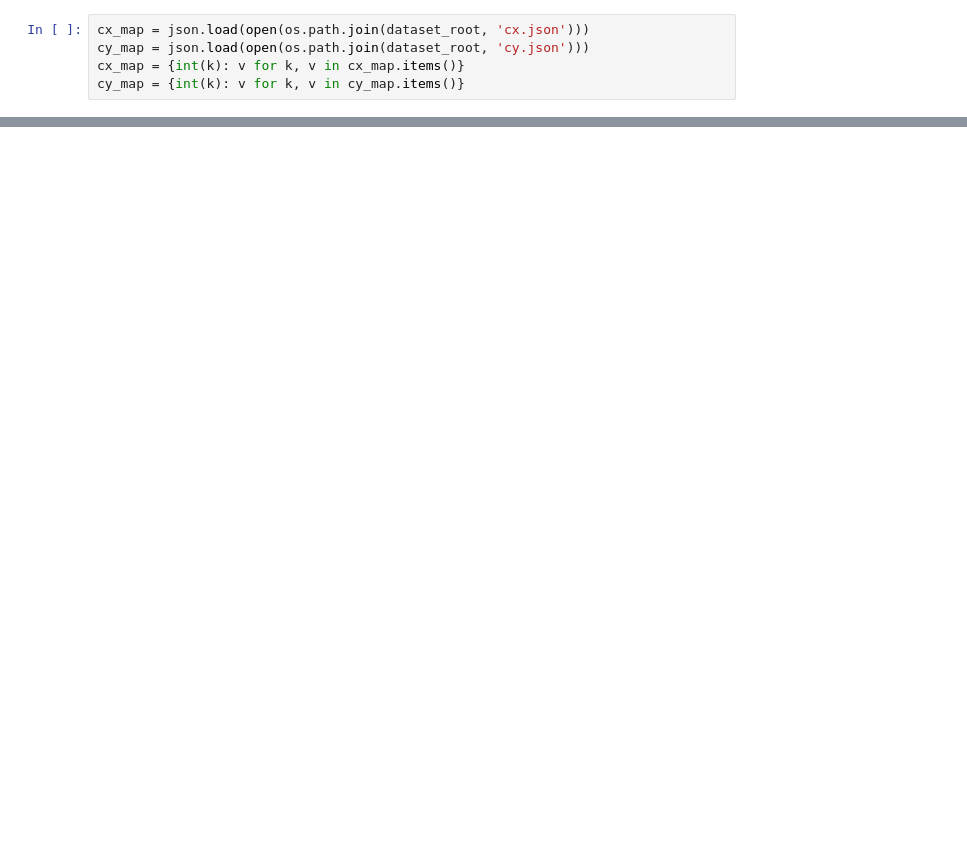
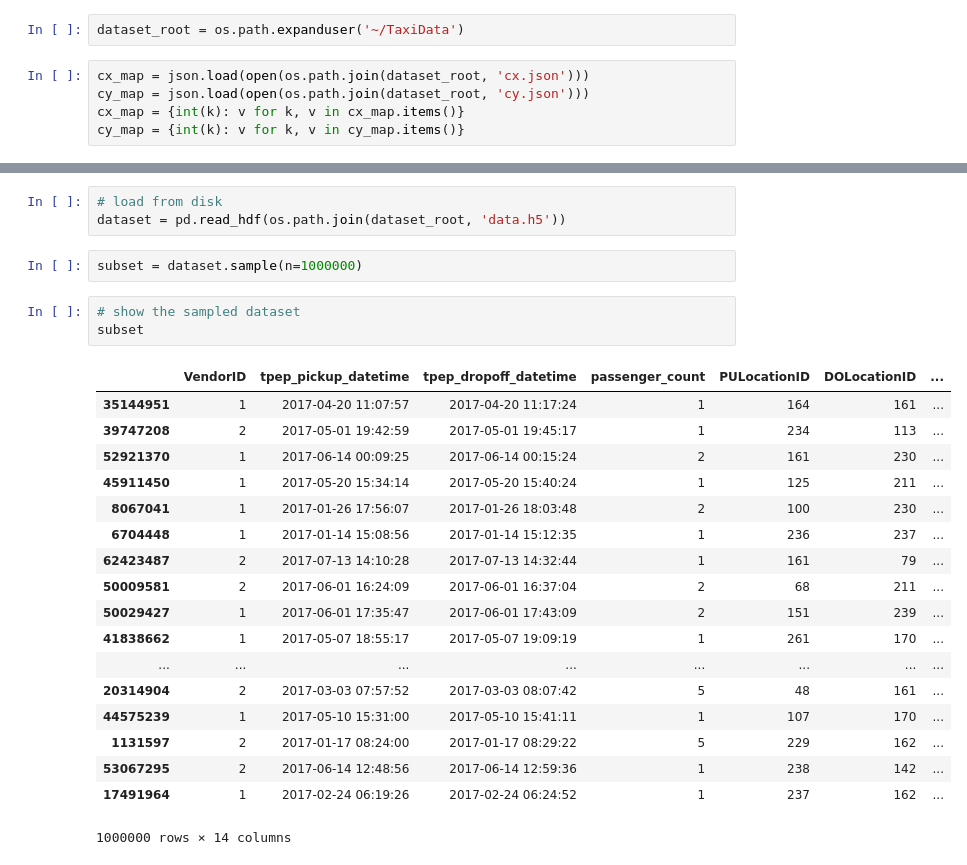
Before and after one commit to ceruleangu/NYC-Taxi-Trip-Duration-Prediction, a Jupyter notebook: Dataset.ipynb, the cells around one changed output, grey strips where cells are left out. Cells and saved outputs as stored; diff of their text form; blank space fills up the shorter version.

```diff
--- a/Dataset.ipynb
+++ b/Dataset.ipynb
@@ -14,3 +24,5 @@ dataset_root = '/content/gdrive/My Drive/TaxiData'
+# %%
+dataset_root = os.path.expanduser('~/TaxiData')
 # %%
 cx_map = json.load(open(os.path.join(dataset_root, 'cx.json')))
 cy_map = json.load(open(os.path.join(dataset_root, 'cy.json')))
@@ -34,0 +166,27 @@ dataset.to_hdf(os.path.join(dataset_root, 'data.h5'),'df')
+# %%
+# load from disk
+dataset = pd.read_hdf(os.path.join(dataset_root, 'data.h5'))
+# %%
+subset = dataset.sample(n=1000000)
+# %%
+# show the sampled dataset
+subset
+# %% [output]
+|  | VendorID | tpep_pickup_datetime | tpep_dropoff_datetime | passenger_count | PULocationID | DOLocationID | ... |
+| 35144951 | 1 | 2017-04-20 11:07:57 | 2017-04-20 11:17:24 | 1 | 164 | 161 | ... |
+| 39747208 | 2 | 2017-05-01 19:42:59 | 2017-05-01 19:45:17 | 1 | 234 | 113 | ... |
+| 52921370 | 1 | 2017-06-14 00:09:25 | 2017-06-14 00:15:24 | 2 | 161 | 230 | ... |
+| 45911450 | 1 | 2017-05-20 15:34:14 | 2017-05-20 15:40:24 | 1 | 125 | 211 | ... |
+| 8067041 | 1 | 2017-01-26 17:56:07 | 2017-01-26 18:03:48 | 2 | 100 | 230 | ... |
+| 6704448 | 1 | 2017-01-14 15:08:56 | 2017-01-14 15:12:35 | 1 | 236 | 237 | ... |
+| 62423487 | 2 | 2017-07-13 14:10:28 | 2017-07-13 14:32:44 | 1 | 161 | 79 | ... |
+| 50009581 | 2 | 2017-06-01 16:24:09 | 2017-06-01 16:37:04 | 2 | 68 | 211 | ... |
+| 50029427 | 1 | 2017-06-01 17:35:47 | 2017-06-01 17:43:09 | 2 | 151 | 239 | ... |
+| 41838662 | 1 | 2017-05-07 18:55:17 | 2017-05-07 19:09:19 | 1 | 261 | 170 | ... |
+| ... | ... | ... | ... | ... | ... | ... | ... |
+| 20314904 | 2 | 2017-03-03 07:57:52 | 2017-03-03 08:07:42 | 5 | 48 | 161 | ... |
+| 44575239 | 1 | 2017-05-10 15:31:00 | 2017-05-10 15:41:11 | 1 | 107 | 170 | ... |
+| 1131597 | 2 | 2017-01-17 08:24:00 | 2017-01-17 08:29:22 | 5 | 229 | 162 | ... |
+| 53067295 | 2 | 2017-06-14 12:48:56 | 2017-06-14 12:59:36 | 1 | 238 | 142 | ... |
+| 17491964 | 1 | 2017-02-24 06:19:26 | 2017-02-24 06:24:52 | 1 | 237 | 162 | ... |
+1000000 rows × 14 columns
```
Also changed, not shown: parts of 20 cells of this notebook, 5 other files.
